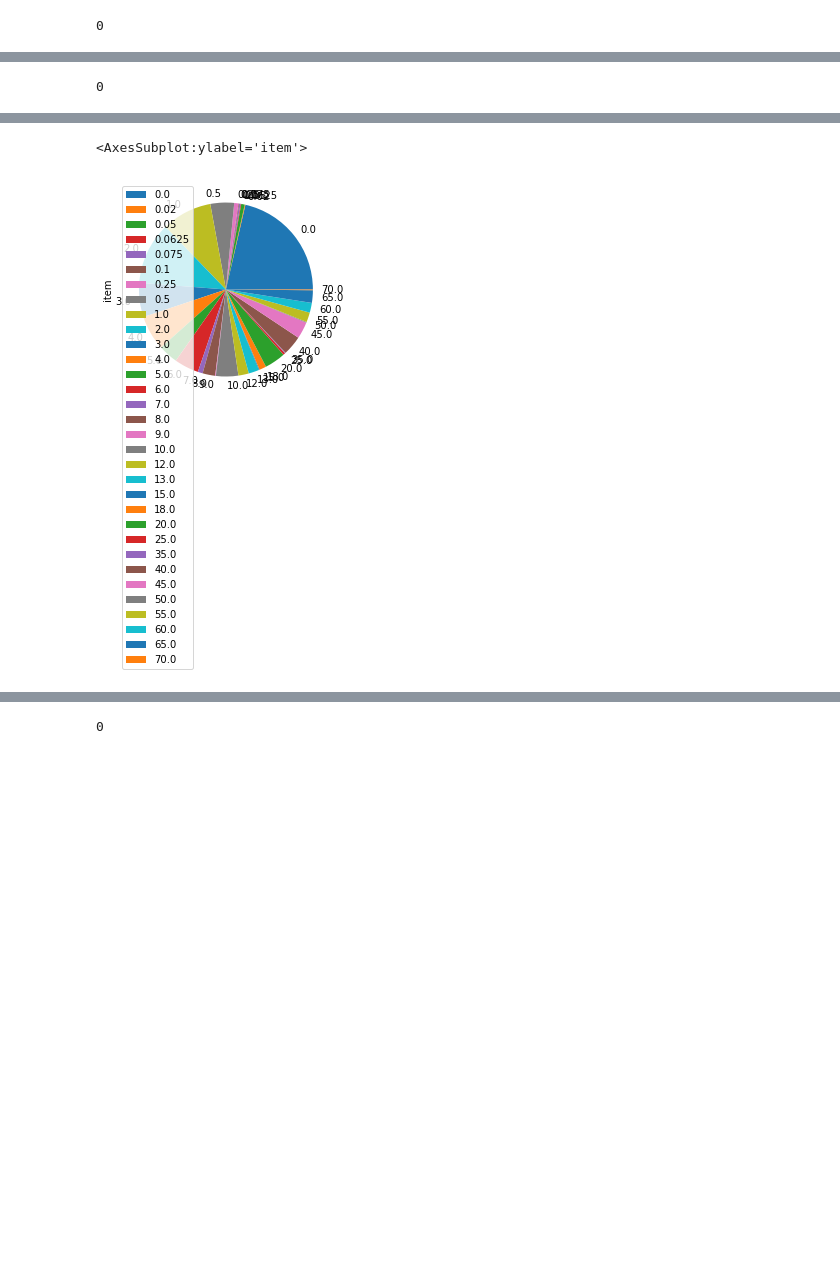
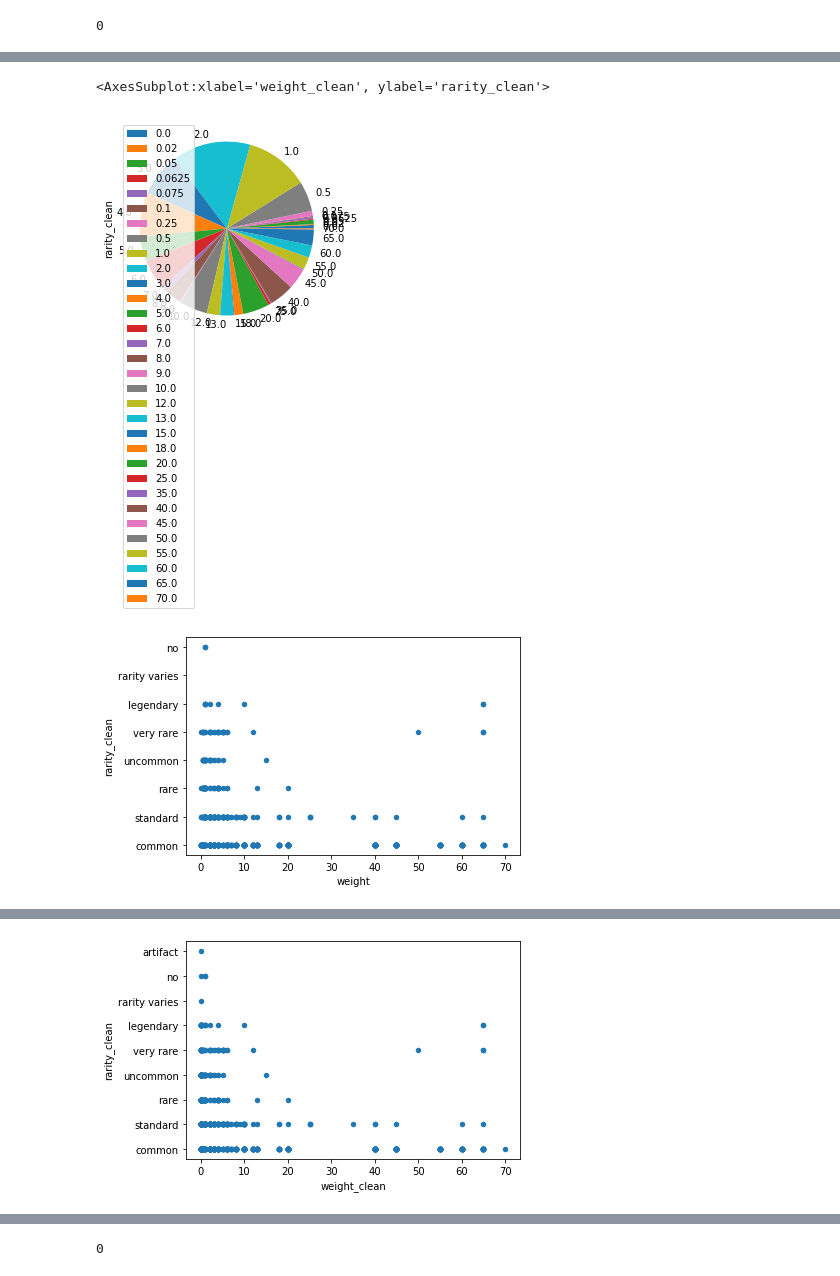
Before and after one commit to speudusa/cleaning-data-checkpoint, a Jupyter notebook: checkpoint-three-items.ipynb, the cells around one changed output, grey strips where cells are left out. Drawn from its saved outputs; the diff is of its cells as text; code cells hidden in the pictures; blank space fills up the shorter version.

```diff
--- a/checkpoint-three-items.ipynb
+++ b/checkpoint-three-items.ipynb
@@ -112,8 +208,20 @@ dt.plot.pie(y="weight")
 # %%
 items.groupby("weight").count()  #32
 items["weight"].isna().sum()  #161
 items["weight_clean"] = items["weight"].fillna(0)
 items["weight_clean"].head()
 items["weight_clean"].isna().sum()  #0
+
+# Before cleaning
+dt = items.groupby("weight").count()
+dt.plot.pie(y="rarity_clean")
+items.plot.scatter(x="weight", y="rarity_clean")
+
+# After cleaning
+dt = items.groupby("weight_clean").count()
+dt.plot.pie(y="rarity_clean")
+items.plot.scatter(x="weight_clean", y="rarity_clean")
 # %% [output]
-0
+<AxesSubplot:xlabel='weight_clean', ylabel='rarity_clean'>
+[figure, added]
+[figure, added]
@@ -120,10 +229,2 @@ items["weight_clean"].isna().sum()  #0
+[figure, added]
-# %%
-# dt = items.groupby("weight_clean").count()
-# dt.plot.pie(y="item")
-
-dt = items.groupby("weight_clean").count()
-dt.plot.pie(y="item")
-# %% [output]
-<AxesSubplot:ylabel='item'>
-[figure, removed]
 # %% [markdown]
```
Also changed, not shown: parts of 87 cells of this notebook, 3 other files.
